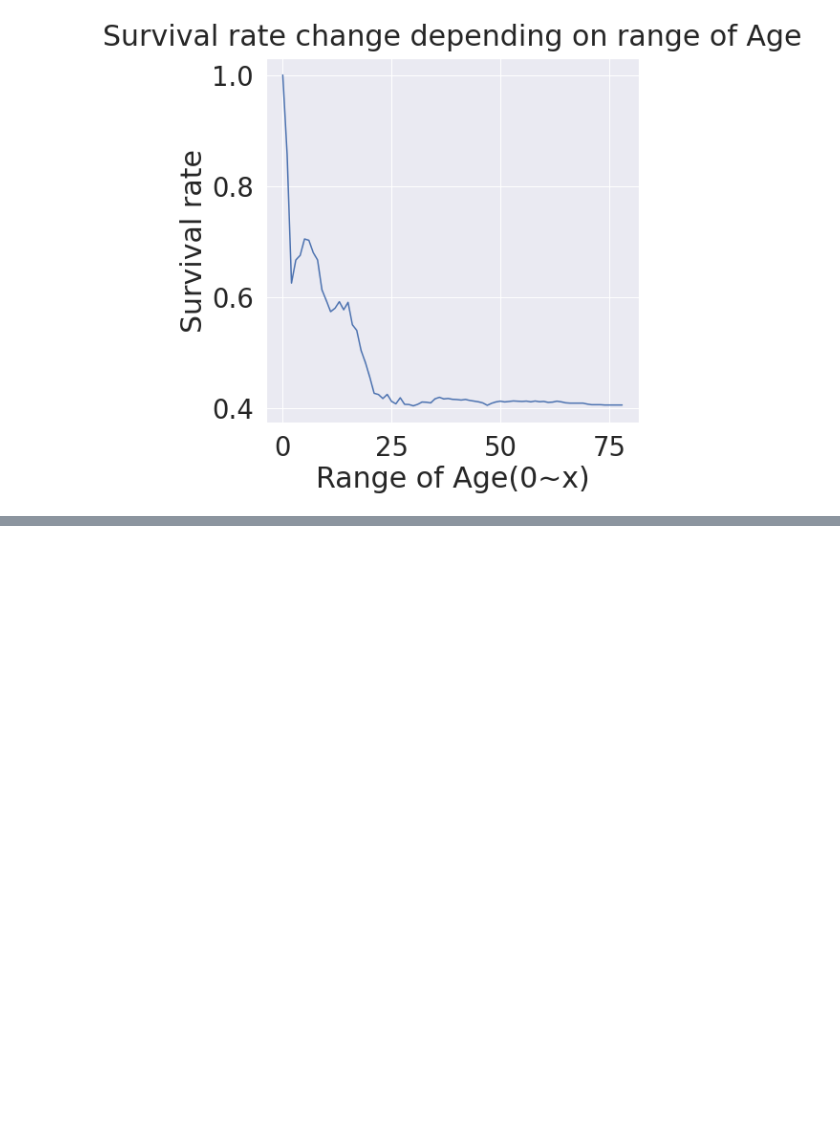
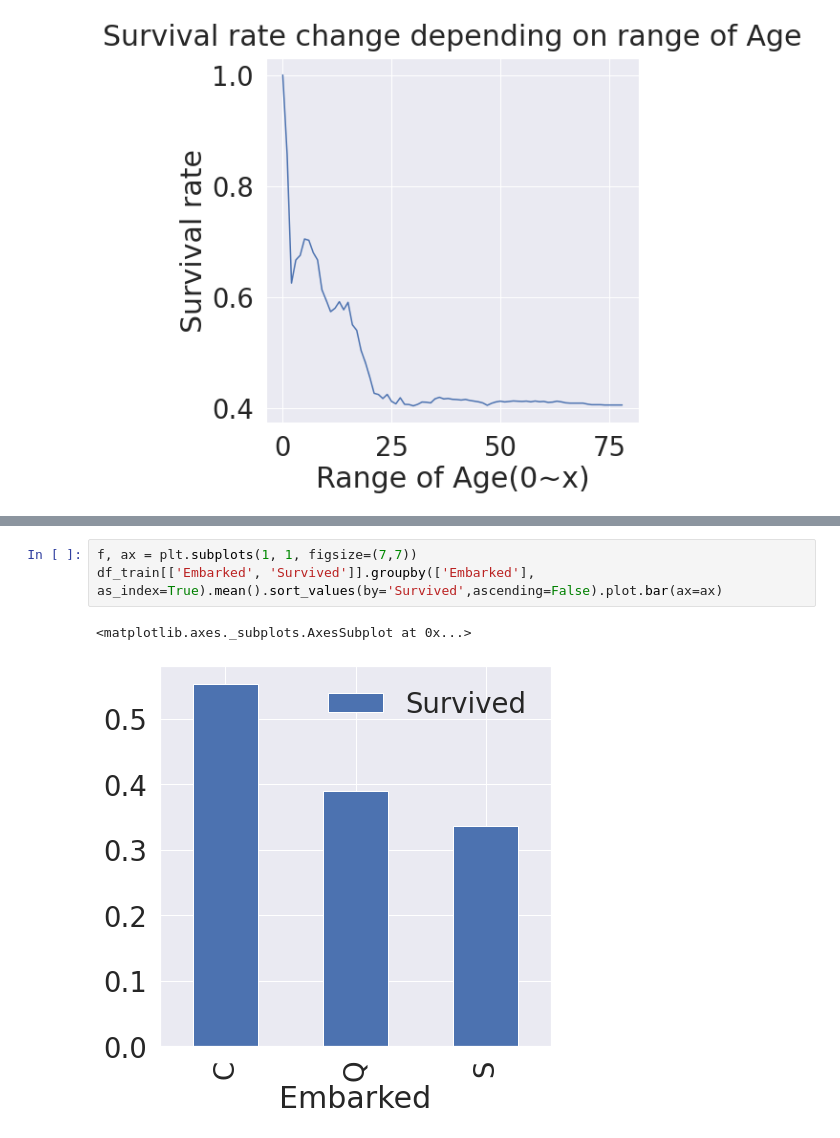
Before and after one commit to Library-of-jade/Kaggle_practice, a Jupyter notebook: level1/first/titani_tutorial.ipynb, the cells around one changed output, grey strips where cells are left out. Drawn from its saved outputs; the diff is of its cells as text; blank space fills up the shorter version.

```diff
--- a/level1/first/titani_tutorial.ipynb
+++ b/level1/first/titani_tutorial.ipynb
@@ -230,0 +242,6 @@ plt.show()
+# %%
+f, ax = plt.subplots(1, 1, figsize=(7,7))
+df_train[['Embarked', 'Survived']].groupby(['Embarked'], as_index=True).mean().sort_values(by='Survived',ascending=False).plot.bar(ax=ax)
+# %% [output]
+<matplotlib.axes._subplots.AxesSubplot at 0x...>
+[figure, added]
```
Also changed, not shown: parts of 10 cells of this notebook.
